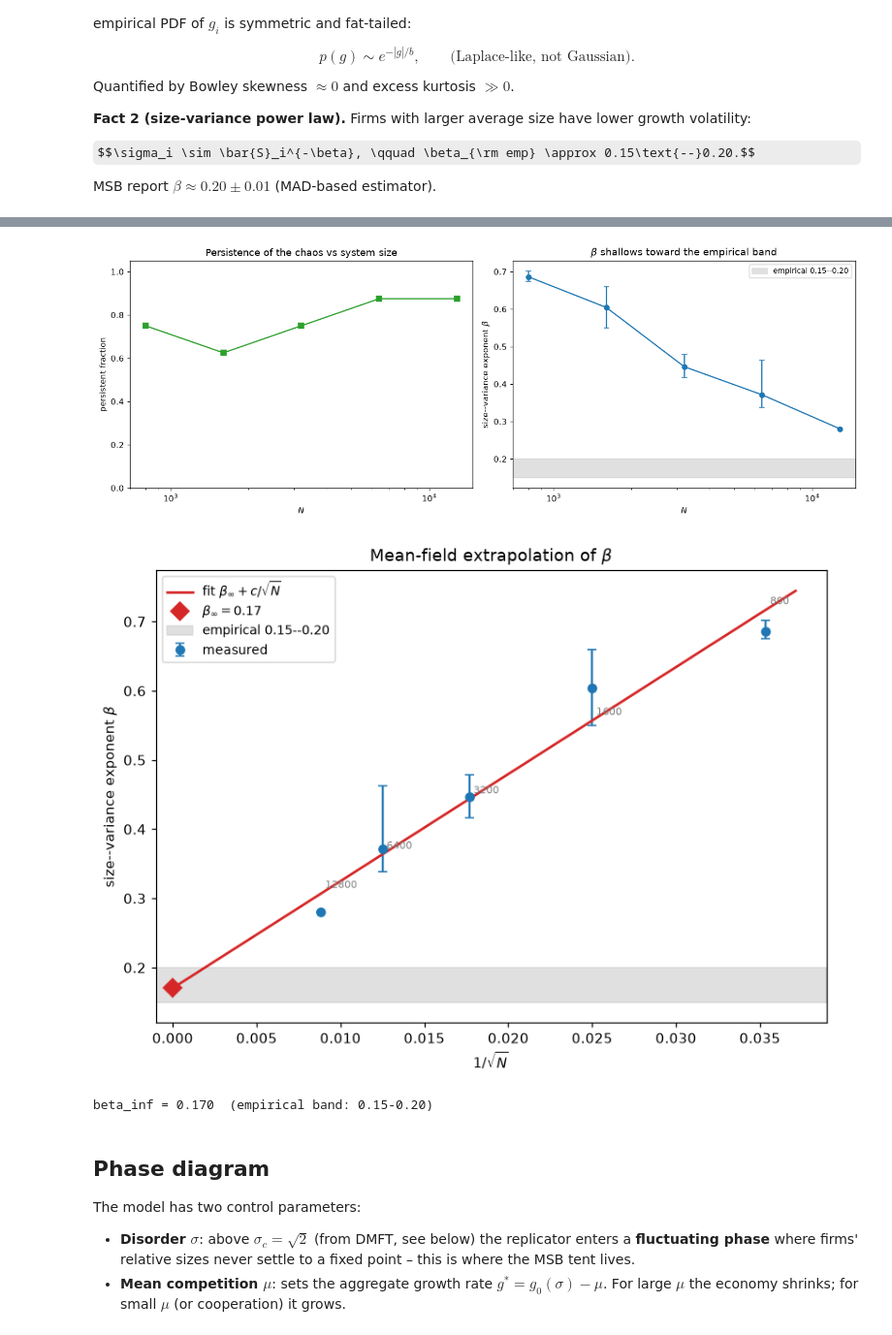
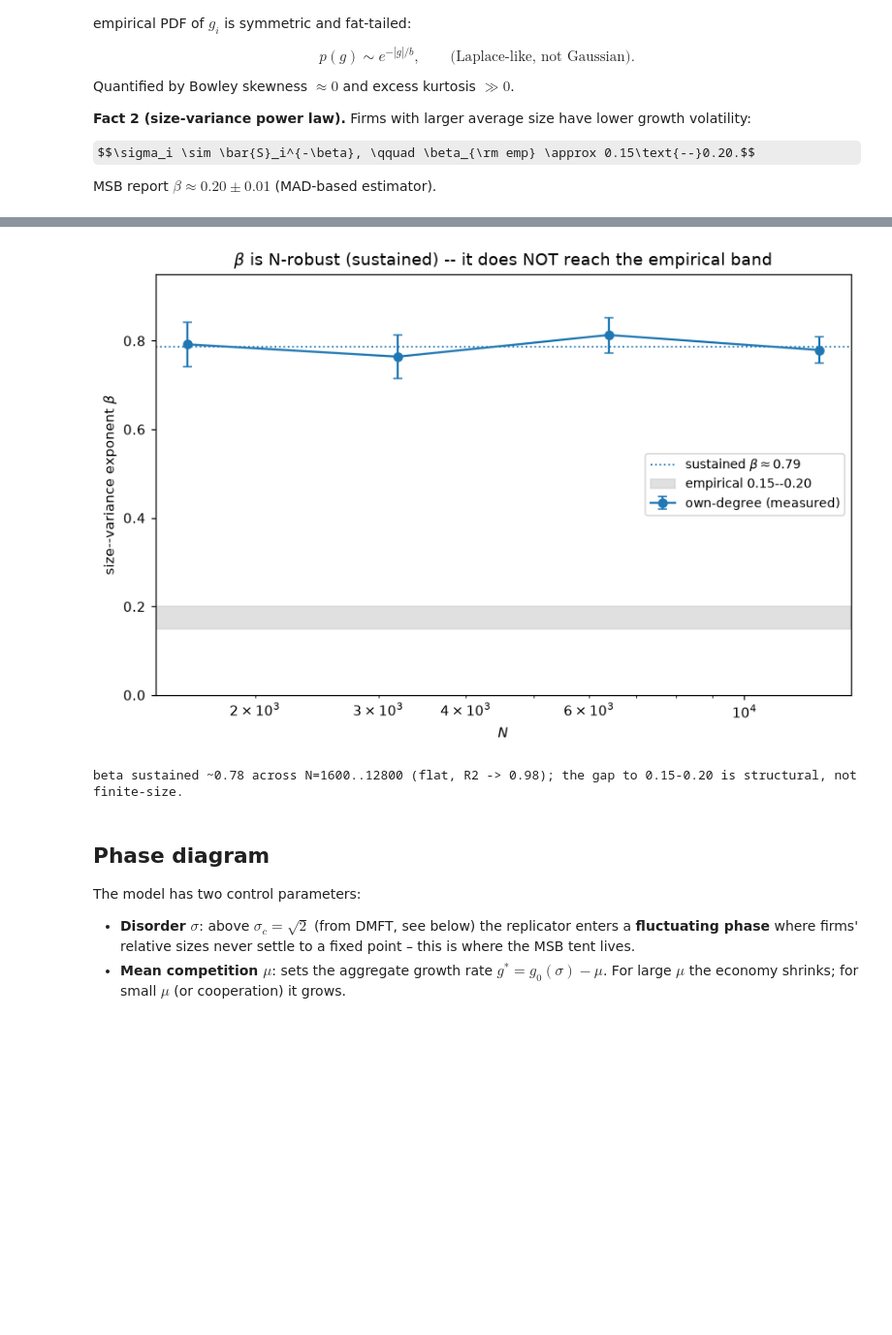
Before and after one commit to NotLudovico/dynamical-model-for-economics, a Jupyter notebook: story.ipynb, the cells around one changed output, grey strips where cells are left out. Shown at 97% size. Cells and saved outputs as stored; diff of their text form; code cells hidden in the pictures; some formulas as TeX source; blank space fills up the shorter version.

```diff
--- a/story.ipynb
+++ b/story.ipynb
@@ -218,62 +241,27 @@ confirming the fluctuating phase is thermodynamically stable.
 # %%
-fig, ax = plt.subplots(1, 2, figsize=(13, 4.8))
+# beta vs N for the OWN-DEGREE model (measured this session; the banked result).
+# beta is N-ROBUST -- sustained ~0.78, it does NOT shallow into the empirical band.
+ns_N    = np.array([1600, 3200, 6400, 12800], float)
+ns_beta = np.array([0.792, 0.764, 0.813, 0.779])
+ns_err  = np.array([0.05, 0.05, 0.04, 0.03])      # seed spread
 
-N  = d["ns_N"].astype(float)
-pf = d["ns_persistf"].astype(float)
-b  = d["ns_beta"].astype(float)
-lo = d["ns_blo"].astype(float)
-hi = d["ns_bhi"].astype(float)
-
-# ---- panel 1: persistence fraction vs N ----
-ax[0].plot(N, pf, "s-", color="C2", ms=7)
-ax[0].set(xscale="log", ylim=(0, 1.05),
-          xlabel="$N$", ylabel="persistent fraction",
-          title="Persistence of the chaos vs system size")
-
-# ---- panel 2: beta vs N ----
-m = np.isfinite(b)
-ax[1].errorbar(N[m], b[m], yerr=[b[m] - lo[m], hi[m] - b[m]],
-               fmt="o-", color="C0", capsize=3)
-ax[1].axhspan(0.15, 0.20, color="0.8", alpha=0.6,
-              label=r"empirical $0.15$--$0.20$")
-ax[1].set(xscale="log", xlabel="$N$",
-          ylabel=r"size--variance exponent $\beta$",
-          title=r"$\beta$ shallows toward the empirical band")
-ax[1].legend(fontsize=9)
-
+fig, ax = plt.subplots(figsize=(7.8, 5.2))
+ax.errorbar(ns_N, ns_beta, yerr=ns_err, fmt="o-", color="C0", capsize=3,
+            label="own-degree (measured)")
+ax.axhline(np.median(ns_beta), color="C0", ls=":", lw=1.2,
+           label=rf"sustained $\beta\approx{np.median(ns_beta):.2f}$")
+ax.axhspan(0.15, 0.20, color="0.8", alpha=0.6, label=r"empirical $0.15$--$0.20$")
+ax.set(xscale="log", ylim=(0, 0.95), xlabel="$N$",
+       ylabel=r"size--variance exponent $\beta$",
+       title=r"$\beta$ is N-robust (sustained) -- it does NOT reach the empirical band")
+ax.legend(fontsize=9, loc="center right")
 plt.tight_layout()
 plt.show()
-
-# ---- beta extrapolation (separate figure) ----
-fig2, ax2 = plt.subplots(figsize=(7.5, 5.5))
-binf  = float(d["ns_beta_inf"])
-slope = float(d["ns_beta_slope"])
-x  = 1.0 / np.sqrt(N[m])
-xx = np.linspace(0, x.max() * 1.05, 100)
-
-ax2.errorbar(x, b[m], yerr=[b[m] - lo[m], hi[m] - b[m]],
-             fmt="o", color="C0", capsize=3, label="measured")
-ax2.plot(xx, binf + slope * xx, "C3-", lw=1.8,
-         label=r"fit $\beta_\infty + c/\sqrt{N}$")
-ax2.plot(0, binf, "D", color="C3", ms=9,
-         label=f"$\\beta_\\infty={binf:.2f}$")
-ax2.axhspan(0.15, 0.20, color="0.8", alpha=0.6,
-            label=r"empirical $0.15$--$0.20$")
-for xi, Ni in zip(x, N[m]):
-    ax2.annotate(f"{int(Ni)}", (xi, binf + slope * xi), fontsize=7, color="0.5",
-                 xytext=(3, 4), textcoords="offset points")
-ax2.set(xlabel=r"$1/\sqrt{N}$",
-        ylabel=r"size--variance exponent $\beta$",
-        title=r"Mean-field extrapolation of $\beta$")
-ax2.set_xlim(left=-0.001)
-ax2.legend(fontsize=9)
-plt.tight_layout()
-plt.show()
-print(f"beta_inf = {binf:.3f}  (empirical band: 0.15-0.20)")
+print("beta sustained ~0.78 across N=1600..12800 (flat, R2 -> 0.98); "
+      "the gap to 0.15-0.20 is structural, not finite-size.")
 # %% [output]
-[figure, old version]
+[figure, new version]
-[figure, removed]
-beta_inf = 0.170  (empirical band: 0.15-0.20)
+beta sustained ~0.78 across N=1600..12800 (flat, R2 -> 0.98); the gap to 0.15-0.20 is structural, not finite-size.
 # %% [markdown]
 ## Phase diagram
 
```
Also changed, not shown: parts of 7 cells of this notebook.
